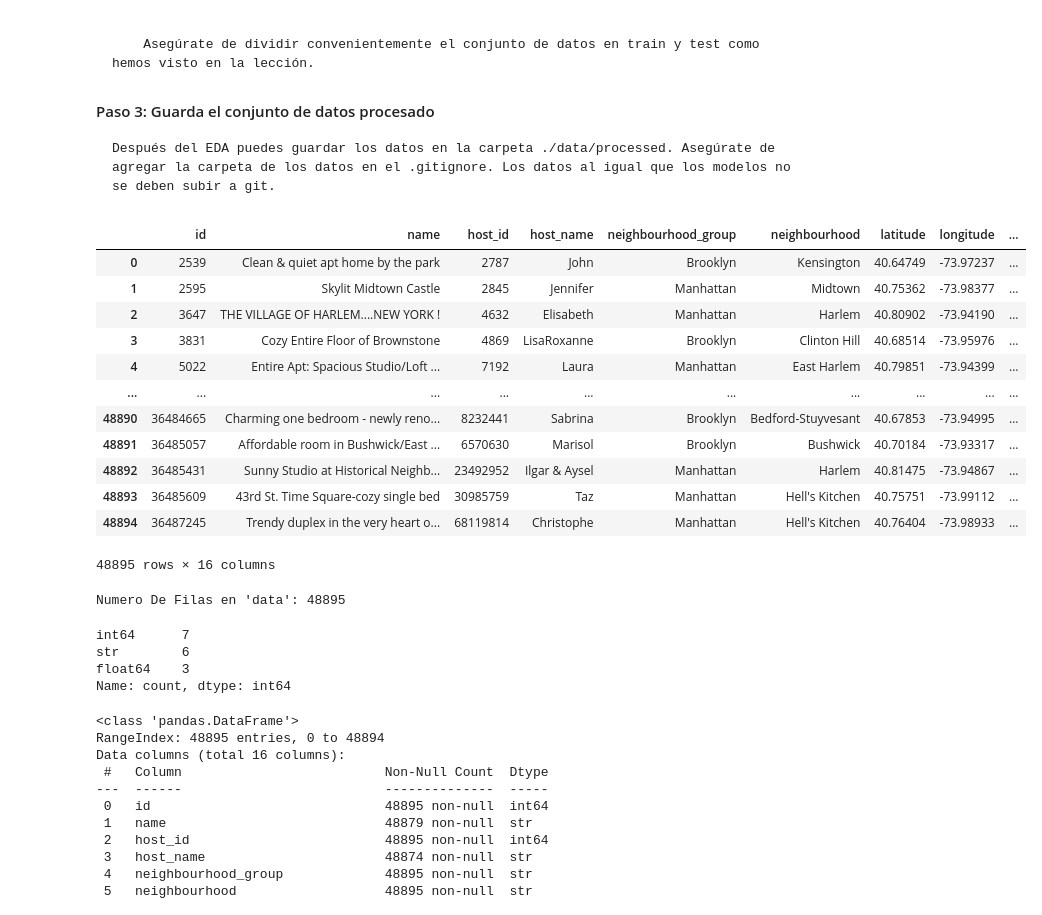
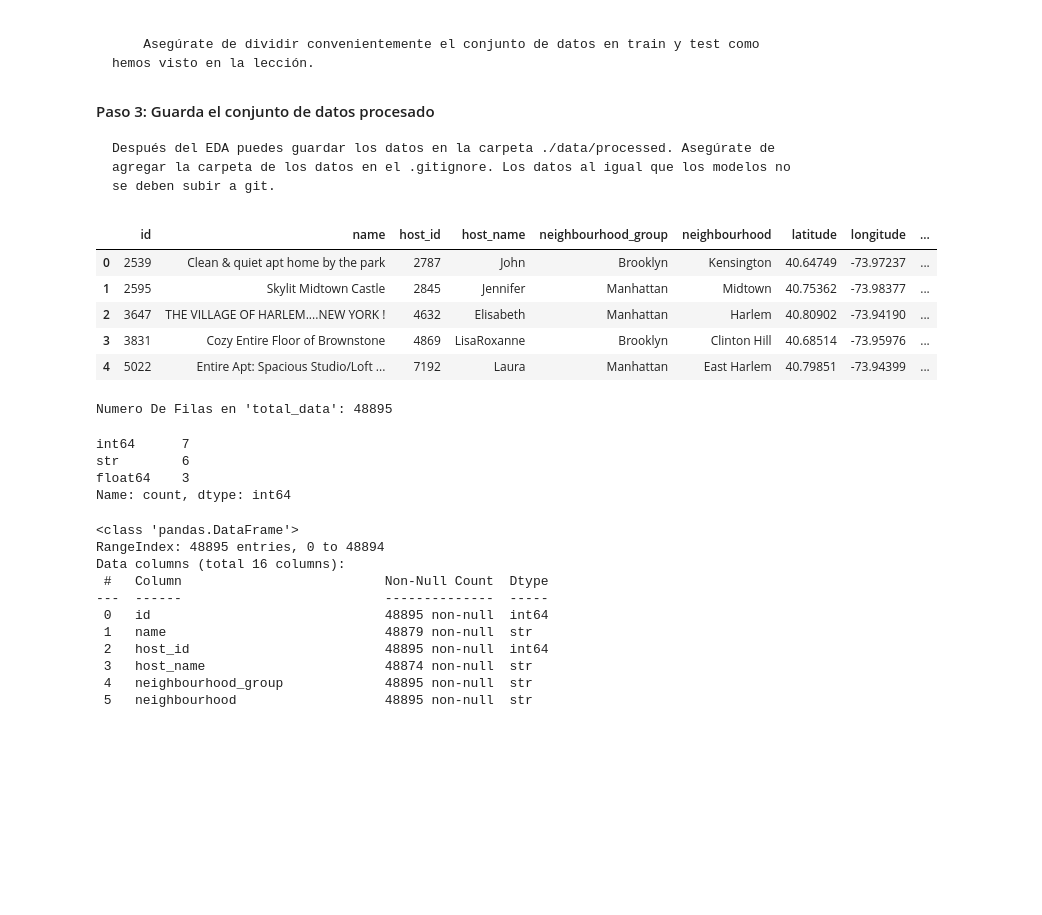
Before and after one commit to 4GeeksAcademy/andrupax94-intro-ml, a Jupyter notebook: src/00-eda-airbnb-ny.ipynb, the cells around one changed output. Drawn from its saved outputs; the diff is of its cells as text; code cells hidden in the pictures; blank space fills up the shorter version.

Commit message:
Cambios en el order de los pasos en el EDA, ajustes pep8, y algunas funcionalidades para almacernar json con los cambios, entre otros

```diff
--- a/src/00-eda-airbnb-ny.ipynb
+++ b/src/00-eda-airbnb-ny.ipynb
@@ -24,36 +26,23 @@ import seaborn as sns
 # %%
 # Cargamos el dataset
 total_data = pd.read_csv('../data/raw/AB_NYC_2019.csv')
-
-# Vamos a dividir 80% para entrenar y 20% para evaluar
-# "test_size" es el porcentaje que vamos a agarrar para lo test y "random_state" es como el seed de los random, es para que en cada ejecucion no se cambien los valores
-train_data, test_data = train_test_split(total_data, test_size = 0.2, random_state = 42)
-
-total_data
+#imprimimos los primeros 5
+total_data.head()
 # %% [output]
 |  | id | name | host_id | host_name | neighbourhood_group | neighbourhood | latitude | longitude | ... |
 | 0 | 2539 | Clean & quiet apt home by the park | 2787 | John | Brooklyn | Kensington | 40.64749 | -73.97237 | ... |
 | 1 | 2595 | Skylit Midtown Castle | 2845 | Jennifer | Manhattan | Midtown | 40.75362 | -73.98377 | ... |
 | 2 | 3647 | THE VILLAGE OF HARLEM....NEW YORK ! | 4632 | Elisabeth | Manhattan | Harlem | 40.80902 | -73.94190 | ... |
 | 3 | 3831 | Cozy Entire Floor of Brownstone | 4869 | LisaRoxanne | Brooklyn | Clinton Hill | 40.68514 | -73.95976 | ... |
 | 4 | 5022 | Entire Apt: Spacious Studio/Loft ... | 7192 | Laura | Manhattan | East Harlem | 40.79851 | -73.94399 | ... |
-| ... | ... | ... | ... | ... | ... | ... | ... | ... | ... |
-| 48890 | 36484665 | Charming one bedroom - newly reno... | 8232441 | Sabrina | Brooklyn | Bedford-Stuyvesant | 40.67853 | -73.94995 | ... |
-| 48891 | 36485057 | Affordable room in Bushwick/East ... | 6570630 | Marisol | Brooklyn | Bushwick | 40.70184 | -73.93317 | ... |
-| 48892 | 36485431 | Sunny Studio at Historical Neighb... | 23492952 | Ilgar & Aysel | Manhattan | Harlem | 40.81475 | -73.94867 | ... |
-| 48893 | 36485609 | 43rd St. Time Square-cozy single bed | 30985759 | Taz | Manhattan | Hell's Kitchen | 40.75751 | -73.99112 | ... |
-| 48894 | 36487245 | Trendy duplex in the very heart o... | 68119814 | Christophe | Manhattan | Hell's Kitchen | 40.76404 | -73.98933 | ... |
-48895 rows × 16 columns
 # %%
 #imprimimos el numero de filas
-print(f"Numero De Filas en 'data': {len(total_data)}")
-# print(f"Numero De Filas en 'train_data': {len(train_data)}")
-# print(f"Numero De Filas en 'test_data': {len(test_data)}")
-#Verificamos La Cantidad De Variables Por Tipos De Datos, en el ejericio que vimos "str" era tratado como "object" por la funcion "pd.value_counts(total_data.dtypes)" pero como la funcion que usamos en su momento estaba deprecada
-#use esta:
+print(f"Numero De Filas en 'total_data': {len(total_data)}")
+# Verificamos La Cantidad De Variables Por Tipos De Datos, en el ejericio que vimos "str" era tratado como "object" por la funcion "pd.value_counts(total_data.dtypes)"
+# pero como la funcion que usamos en su momento estaba deprecada, use esta:
 pd.Series.value_counts(total_data.dtypes)
 # %% [output]
-Numero De Filas en 'data': 48895
+Numero De Filas en 'total_data': 48895
 int64      7
 str        6
 float64    3
```
Also changed, not shown: parts of 23 cells of this notebook, 1 other file.
